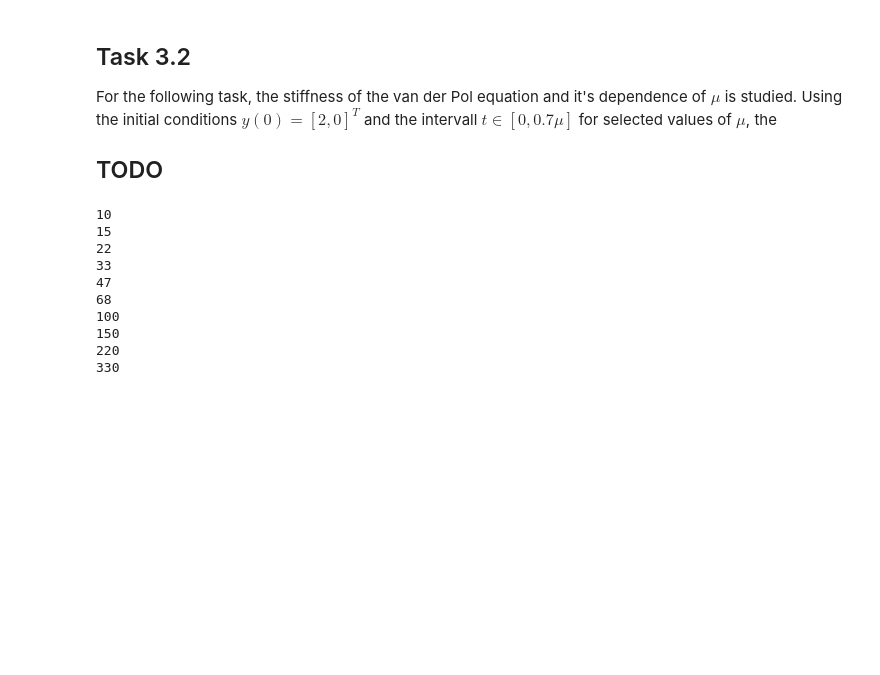
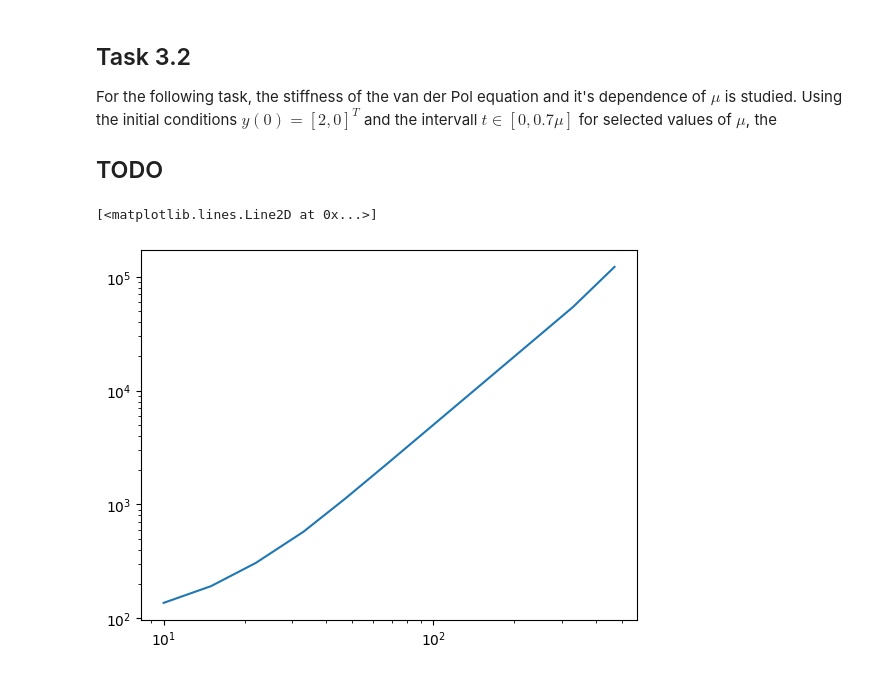
Before and after one commit to william-lundgren/FilipNumMums, a Jupyter notebook: Project1.ipynb, the cells around one changed output. Saved outputs shown, nothing was run; the diff lists cells and outputs as text; code cells hidden in the pictures; blank space fills up the shorter version.

```diff
--- a/Project1.ipynb
+++ b/Project1.ipynb
@@ -410,11 +410,11 @@ t0 = 0
 tf = 200
 y0 = np.array([2,0])
 
-def vanDerPol(t, Y: np.array):
+def vanDerPol_100(t, Y: np.array):
     return np.array([Y[1], mu * (1 - (Y[0])**2) * Y[1] - Y[0]])
 
 
-t, y = adaptiveRK34(vanDerPol, t0, tf, y0, 1e-6)
+t, y = adaptiveRK34(vanDerPol_100, t0, tf, y0, 1e-6)
 
 plt.plot(t, y[:,0], label='x(t)')
 plt.plot(t, y[:,1], label='y(t)')
@@ -438,7 +438,7 @@ For other initial values, etc. $y(0) = [5,8]^T$ the solution is plotted below.
 # %%
 y0 = np.array([1,2])
 
-t, y = adaptiveRK34(vanDerPol, t0, tf, y0, 1e-6)
+t, y = adaptiveRK34(vanDerPol_100, t0, tf, y0, 1e-6)
 
 plt.plot(t, y[:,0], label='x(t)')
 plt.plot(t, y[:,1], label='y(t)')
@@ -510,25 +510,19 @@ def adaptiveRK34_with_counter(f, t0: float, tf: float, y0: np.array, tol: float)
 
     return t, y0, N
 # %%
-mu_E6 = np.array([10, 15, 22, 33, 47, 68, 100, 150, 220, 330, 470, 680, 1000]) # 680, 1000 removed
+mu_E6 = np.array([10, 15, 22, 33, 47, 68, 100, 150, 220, 330, 470]) # 680, 1000 removed
 N_E6  = np.zeros_like(mu_E6)
 t0 = 0
 y0 = np.array([2,0])
 
 for i, mu in enumerate(mu_E6):
+    def vanDerPol(t, Y: np.array):
+        return np.array([Y[1], mu * (1 - (Y[0])**2) * Y[1] - Y[0]])
+
     tf = 0.7 * mu
     t, y, N_E6[i] = adaptiveRK34_with_counter(vanDerPol, t0, tf, y0, 1e-6)
-    print(mu)
 
 plt.loglog(mu_E6, N_E6, label='Number of iterations required plotted against mu')
 # %% [output]
-10
-15
-22
-33
-47
-68
-100
-150
-220
-330
+[<matplotlib.lines.Line2D at 0x...>]
+[figure, added]
```
Also changed, not shown: parts of 4 cells of this notebook.
